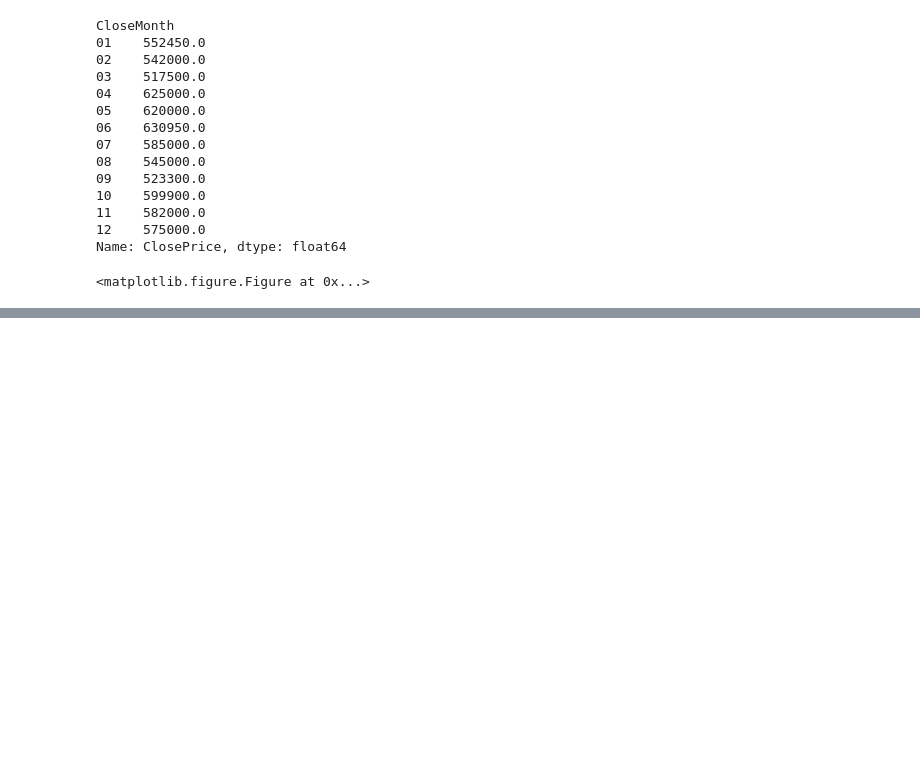
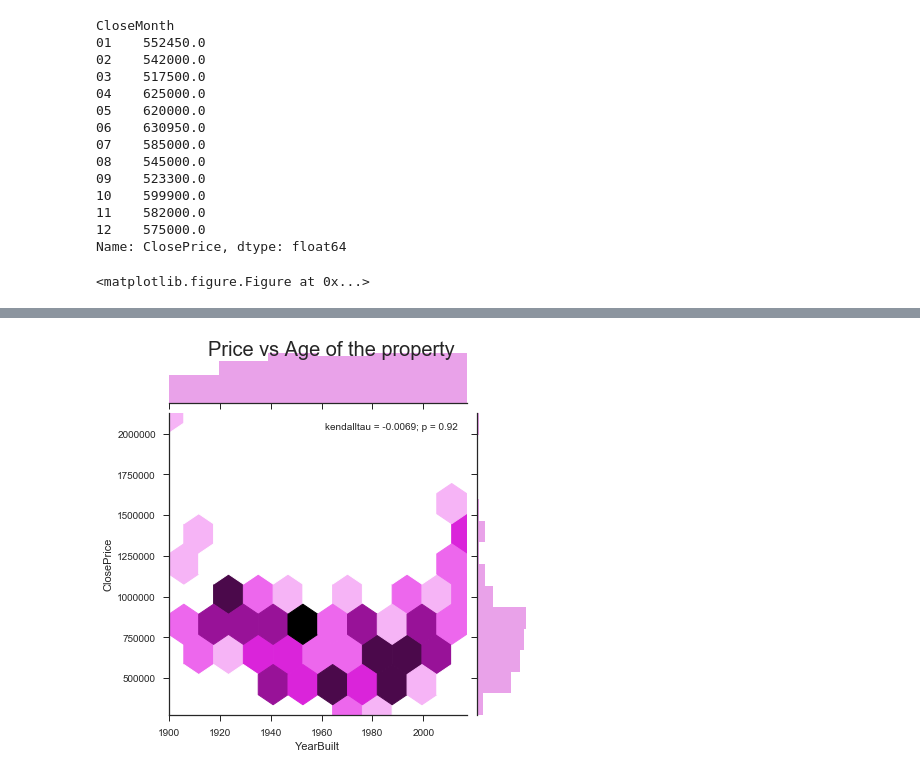
Before and after one commit to AMRiehle/gwu-python-project, a Jupyter notebook: ModeMedianMean.ipynb, the cells around one changed output, grey strips where cells are left out. Drawn from its saved outputs; the diff is of its cells as text; code cells hidden in the pictures; blank space fills up the shorter version.

```diff
--- a/ModeMedianMean.ipynb
+++ b/ModeMedianMean.ipynb
@@ -111,0 +112,4 @@ plt.show()
+# %%
+builtyear=house_df.groupby("YearBuilt").mean()["ClosePrice"]
+builtyear=builtyear.reset_index()
+builtyear.head()
@@ -111,0 +123,14 @@ plt.show()
+# %%
+
+sns.set(style="ticks")
+x=builtyear["YearBuilt"]
+
+y=builtyear["ClosePrice"]
+
+
+yearbuilt_sns=sns.jointplot(x,y, kind="hex", stat_func=kendalltau, color="#c918c9")
+
+yearbuilt_sns=yearbuilt_sns.fig.suptitle("Price vs Age of the property\n ",fontsize=20)
+plt.show()
+# %% [output]
+[figure, added]
```
Also changed, not shown: parts of 4 cells of this notebook.
